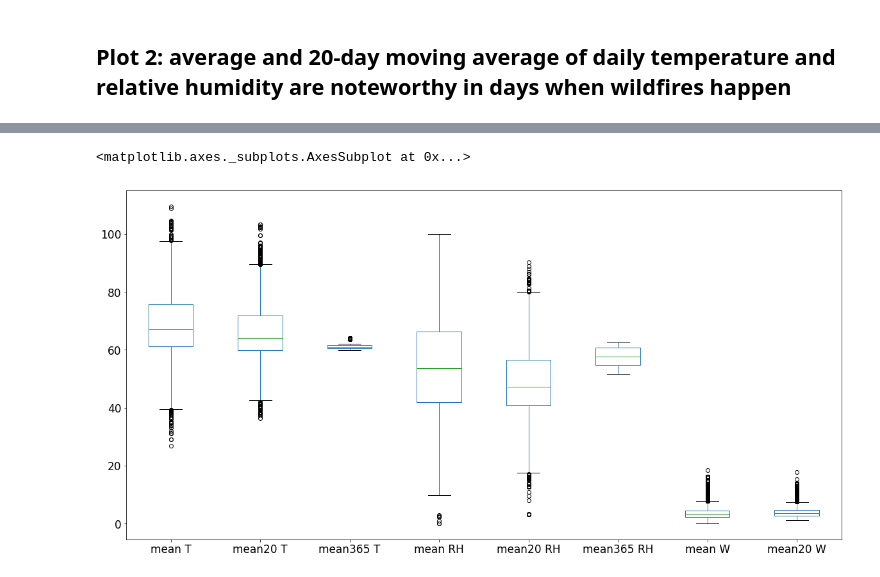
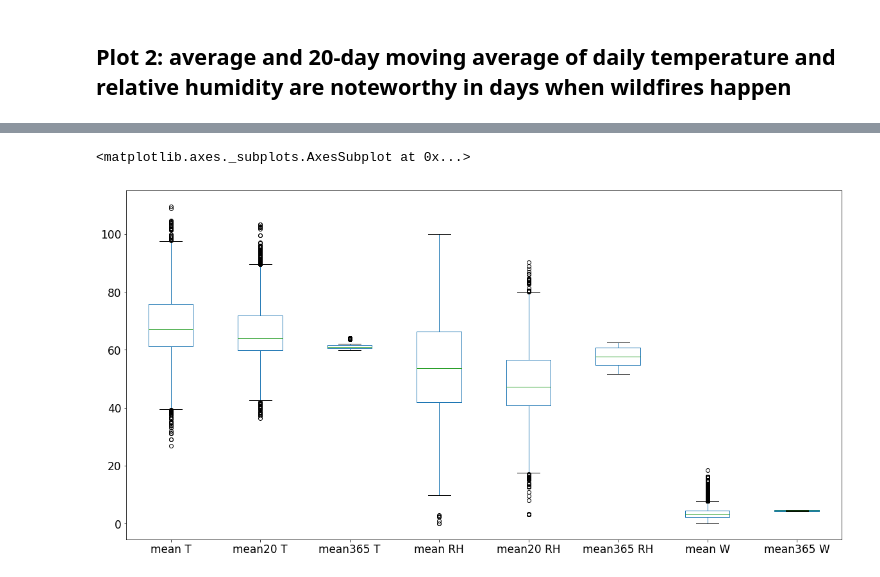
Before and after one commit to albalu/misc_codes, a Jupyter notebook: wildfire_plots/Alireza_wildfire_project.ipynb, the cells around one changed output, grey strips where cells are left out. Cells and saved outputs as stored; diff of their text form; code cells hidden in the pictures.

```diff
--- a/wildfire_plots/Alireza_wildfire_project.ipynb
+++ b/wildfire_plots/Alireza_wildfire_project.ipynb
@@ -71,7 +71,7 @@ Here we plot the average, 20-day moving average and annual average of the follow
 # %%
 n=20
 natural[['mean T', 'mean{} T'.format(n), 'mean365 T','mean RH', 'mean{} RH'.format(n),'mean365 RH', 'mean W',
-         'mean{} W'.format(n)]].plot.box(figsize=(20, 10), fontsize = 17)
+         'mean365 W'.format(n)]].plot.box(figsize=(20, 10), fontsize = 17)
 # %% [output]
 <matplotlib.axes._subplots.AxesSubplot at 0x...>
-[figure, old version]
+[figure, new version]
```
Also changed, not shown: parts of 6 cells of this notebook.
